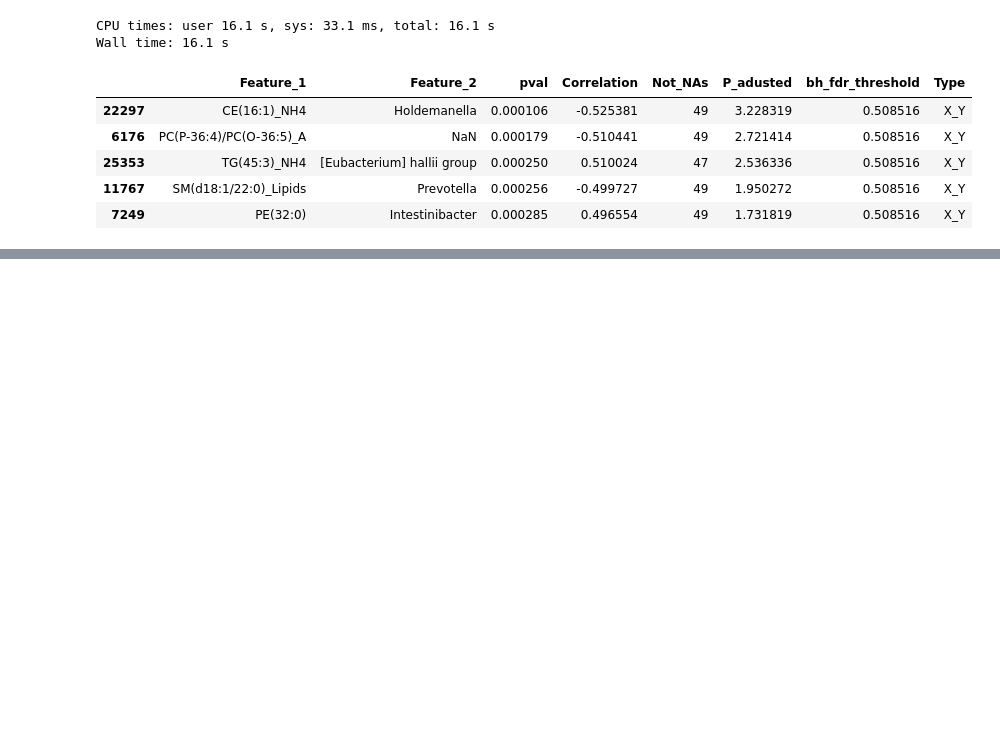
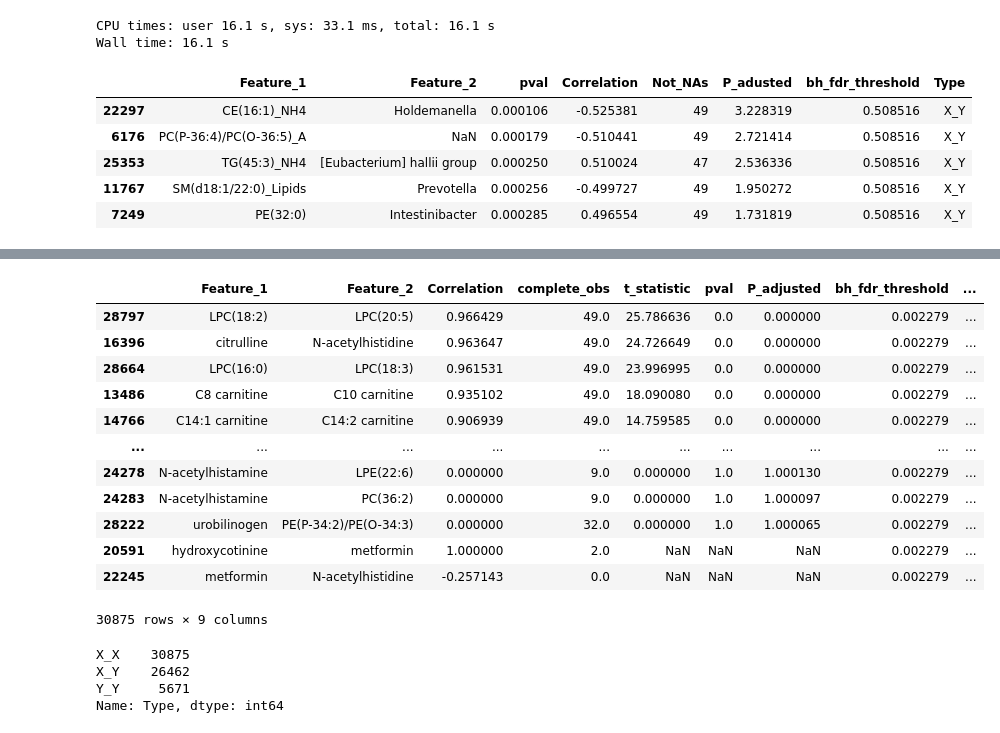
Before and after one commit to omicsEye/btest, a Jupyter notebook: notebooks/btest.ipynb, the cells around one changed output, grey strips where cells are left out. Saved outputs shown, nothing was run; the diff lists cells and outputs as text; code cells hidden in the pictures; blank space fills up the shorter version.

```diff
--- a/notebooks/btest.ipynb
+++ b/notebooks/btest.ipynb
@@ -517,0 +520,7 @@ X_Y.head()
+# %%
+method = 'spearman'
+min_var = 0.0
+fdr =0.05
+# %%
+dataX , dataY, featuresX, featuresY  = utils.readData('/Users/mbagh/Downloads/amino.txt',
+                                                      '/Users/mbagh/Downloads/microbe.txt', min_var=min_var)
@@ -517,0 +533,6 @@ X_Y.head()
+# %%
+%%time
+within_X = utils.btest_corr(dataX, featuresX, method=method, fdr=fdr, Type='withinX')
+within_Y  = utils.btest_corr(dataY, featuresY, method=method, fdr=fdr, Type='withinY')
+dataAll = np.concatenate((dataX, dataY), axis=0)
+X_Y = utils.btest_corr(dataAll, featuresX, featuresY, method=method, fdr=fdr, Type='X_Y')
@@ -517,0 +551,23 @@ X_Y.head()
+# %%
+within_X
+# %% [output]
+|  | Feature_1 | Feature_2 | Correlation | complete_obs | t_statistic | pval | P_adjusted | bh_fdr_threshold | ... |
+| 28797 | LPC(18:2) | LPC(20:5) | 0.966429 | 49.0 | 25.786636 | 0.0 | 0.000000 | 0.002279 | ... |
+| 16396 | citrulline | N-acetylhistidine | 0.963647 | 49.0 | 24.726649 | 0.0 | 0.000000 | 0.002279 | ... |
+| 28664 | LPC(16:0) | LPC(18:3) | 0.961531 | 49.0 | 23.996995 | 0.0 | 0.000000 | 0.002279 | ... |
+| 13486 | C8 carnitine | C10 carnitine | 0.935102 | 49.0 | 18.090080 | 0.0 | 0.000000 | 0.002279 | ... |
+| 14766 | C14:1 carnitine | C14:2 carnitine | 0.906939 | 49.0 | 14.759585 | 0.0 | 0.000000 | 0.002279 | ... |
+| ... | ... | ... | ... | ... | ... | ... | ... | ... | ... |
+| 24278 | N-acetylhistamine | LPE(22:6) | 0.000000 | 9.0 | 0.000000 | 1.0 | 1.000130 | 0.002279 | ... |
+| 24283 | N-acetylhistamine | PC(36:2) | 0.000000 | 9.0 | 0.000000 | 1.0 | 1.000097 | 0.002279 | ... |
+| 28222 | urobilinogen | PE(P-34:2)/PE(O-34:3) | 0.000000 | 32.0 | 0.000000 | 1.0 | 1.000065 | 0.002279 | ... |
+| 20591 | hydroxycotinine | metformin | 1.000000 | 2.0 | NaN | NaN | NaN | 0.002279 | ... |
+| 22245 | metformin | N-acetylhistidine | -0.257143 | 0.0 | NaN | NaN | NaN | 0.002279 | ... |
+30875 rows × 9 columns
+# %%
+X_Y['Type'].value_counts()
+# %% [output]
+X_X    30875
+X_Y    26462
+Y_Y     5671
+Name: Type, dtype: int64
```
Also changed, not shown: parts of 7 cells of this notebook, 1 other file.
